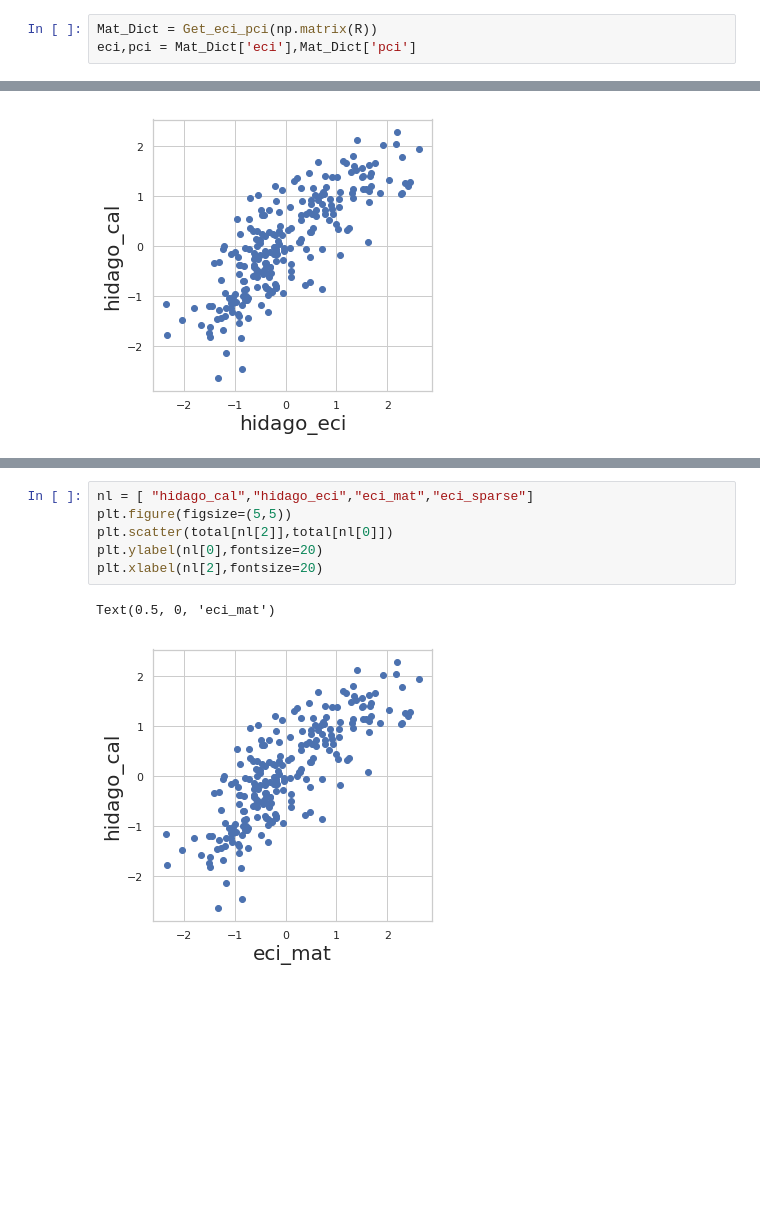
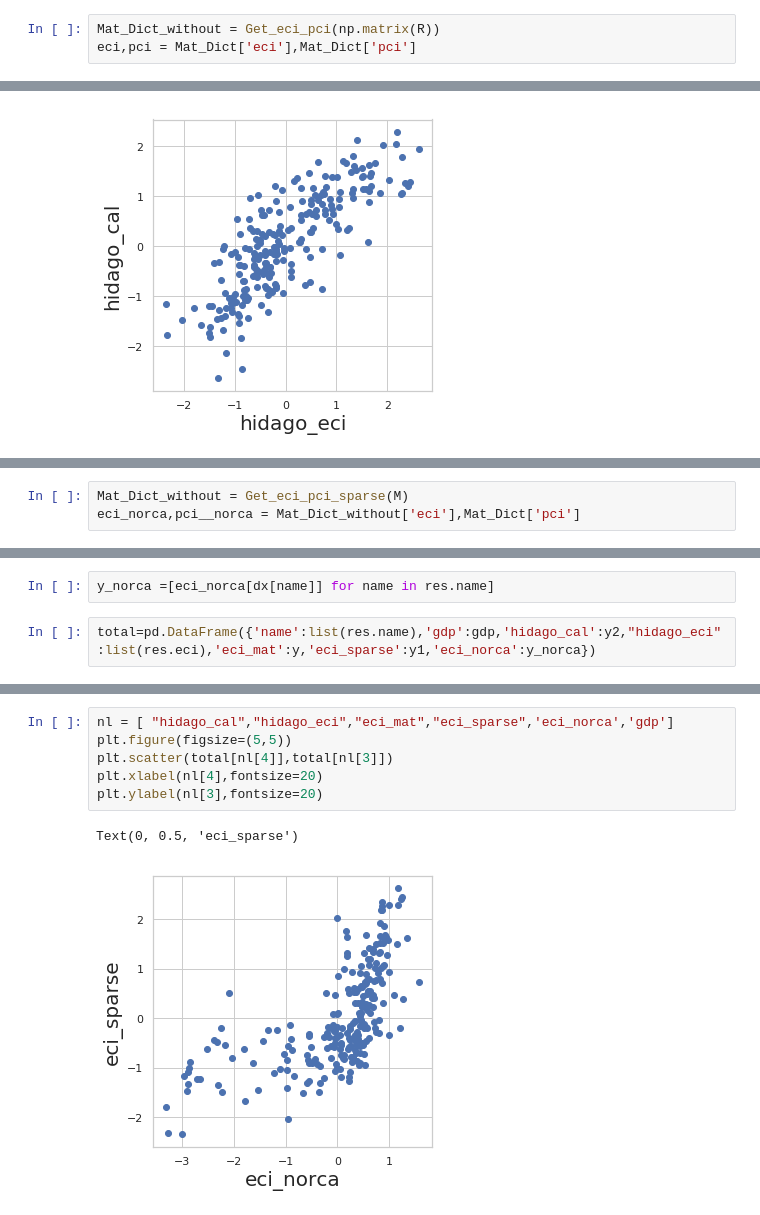
Before and after one commit to hashc/ECI, a Jupyter notebook: 复现hidago结果.ipynb, the cells around one changed output, grey strips where cells are left out. Cells and saved outputs as stored; diff of their text form; blank space fills up the shorter version.

```diff
--- a/复现hidago结果.ipynb
+++ b/复现hidago结果.ipynb
@@ -45,6 +41,6 @@ R = RCA_sparse(M)
 R=R.toarray()
 R[np.isnan(R)]=0.0
 # %%
-Mat_Dict = Get_eci_pci(np.matrix(R))
+Mat_Dict_without = Get_eci_pci(np.matrix(R))
 eci,pci = Mat_Dict['eci'],Mat_Dict['pci']
 # %% [output]
@@ -119,0 +130,3 @@ Text(0.5, 0, 'hidago_eci')
+# %%
+Mat_Dict_without = Get_eci_pci_sparse(M)
+eci_norca,pci__norca = Mat_Dict_without['eci'],Mat_Dict['pci']
@@ -119,0 +135,4 @@ Text(0.5, 0, 'hidago_eci')
+# %%
+y_norca =[eci_norca[dx[name]] for name in res.name]
+# %%
+total=pd.DataFrame({'name':list(res.name),'gdp':gdp,'hidago_cal':y2,"hidago_eci":list(res.eci),'eci_mat':y,'eci_sparse':y1,'eci_norca':y_norca})
@@ -120,9 +157,9 @@ Text(0.5, 0, 'hidago_eci')
 # %%
-nl = [ "hidago_cal","hidago_eci","eci_mat","eci_sparse"]
+nl = [ "hidago_cal","hidago_eci","eci_mat","eci_sparse",'eci_norca','gdp']
 plt.figure(figsize=(5,5))
-plt.scatter(total[nl[2]],total[nl[0]])
-plt.ylabel(nl[0],fontsize=20)
-plt.xlabel(nl[2],fontsize=20)
+plt.scatter(total[nl[4]],total[nl[3]])
+plt.xlabel(nl[4],fontsize=20)
+plt.ylabel(nl[3],fontsize=20)
 # %% [output]
-Text(0.5, 0, 'eci_mat')
+Text(0, 0.5, 'eci_sparse')
-[figure, old version]
+[figure, new version]
```
Also changed, not shown: parts of 20 cells of this notebook, 1 other file.
